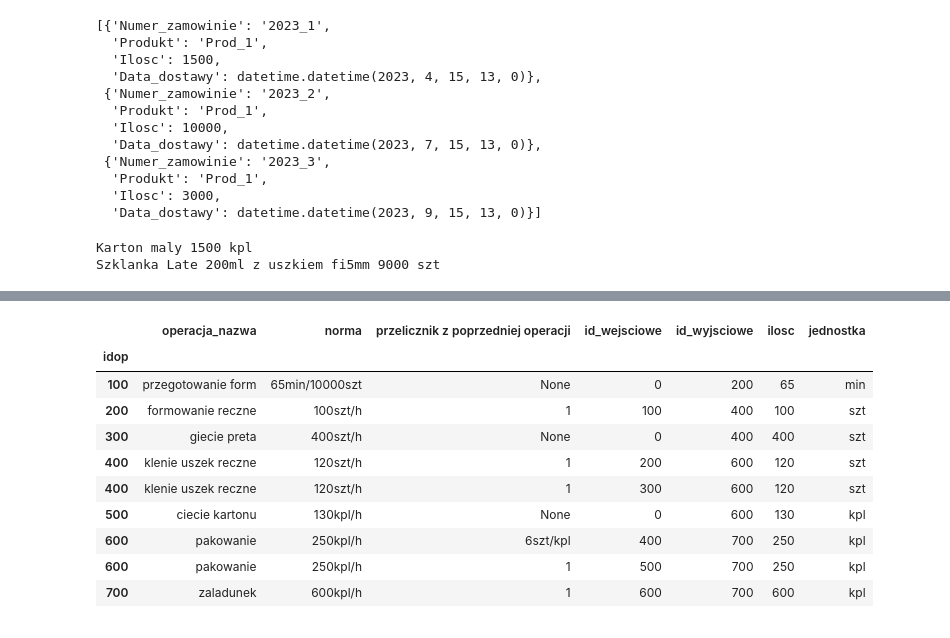
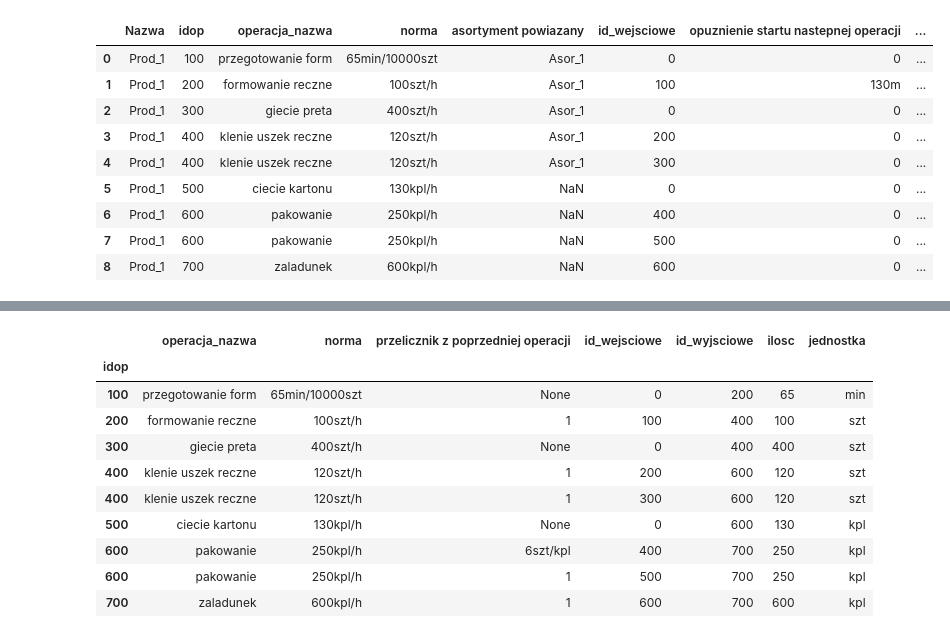
Before and after one commit to Mogarthron/Planer, a Jupyter notebook: plan.ipynb, the cells around one changed output, grey strips where cells are left out. Saved outputs shown, nothing was run; the diff lists cells and outputs as text; code cells hidden in the pictures.

```diff
--- a/plan.ipynb
+++ b/plan.ipynb
@@ -49,31 +8,25 @@ receptura_produktu = [
+# %%
+with open("technologia.json", "r") as f:
+    tehnologia = json.loads(f.read())["tech"]
+
+tech = pd.DataFrame(tehnologia)
+tech
+# %% [output]
+|  | Nazwa | idop | operacja_nazwa | norma | asortyment powiazany | id_wejsciowe | opuznienie startu nastepnej operacji | ... |
+| 0 | Prod_1 | 100 | przegotowanie form | 65min/10000szt | Asor_1 | 0 | 0 | ... |
+| 1 | Prod_1 | 200 | formowanie reczne | 100szt/h | Asor_1 | 100 | 130m | ... |
+| 2 | Prod_1 | 300 | giecie preta | 400szt/h | Asor_1 | 0 | 0 | ... |
+| 3 | Prod_1 | 400 | klenie uszek reczne | 120szt/h | Asor_1 | 200 | 0 | ... |
+| 4 | Prod_1 | 400 | klenie uszek reczne | 120szt/h | Asor_1 | 300 | 0 | ... |
+| 5 | Prod_1 | 500 | ciecie kartonu | 130kpl/h | NaN | 0 | 0 | ... |
+| 6 | Prod_1 | 600 | pakowanie | 250kpl/h | NaN | 400 | 0 | ... |
+| 7 | Prod_1 | 600 | pakowanie | 250kpl/h | NaN | 500 | 0 | ... |
+| 8 | Prod_1 | 700 | zaladunek | 600kpl/h | NaN | 600 | 0 | ... |
 # %%
 zamowienia = [
-   dict(Numer_zamowinie= "2023_1", Produkt= "Prod_1", Ilosc=1500, Data_dostawy=dt(2023,4,15,13)),
-   # dict(Numer_zamowinie= "Zam1", Produkt= "Prod_2", Ilosc=3000, Data_dostawy=dt(2023,5,15)),
-   dict(Numer_zamowinie= "2023_2", Produkt= "Prod_1", Ilosc=3000, Data_dostawy=dt(2023,4,25,13)),
-   # dict(Numer_zamowinie= "Zam3", Produkt= "Prod_2", Ilosc=5000, Data_dostawy=dt(2023,5,15)),
-   dict(Numer_zamowinie= "2023_3", Produkt= "Prod_1", Ilosc=3000, Data_dostawy=dt(2023,9,15,13)),
+   dict(Numer_zamowinie= "2022_1", Produkt= "Prod_1", Ilosc=1500, Data_dostawy=dt(2023,4,15,13)),
+   # dict(Numer_zamowinie= "Zam0", Produkt= "Prod_2", Ilosc=3000, Data_dostawy=dt(2023,5,15)),
+   dict(Numer_zamowinie= "2022_2", Produkt= "Prod_1", Ilosc=3000, Data_dostawy=dt(2023,4,25,13)),
+   # dict(Numer_zamowinie= "Zam2", Produkt= "Prod_2", Ilosc=5000, Data_dostawy=dt(2023,5,15)),
+   dict(Numer_zamowinie= "2022_3", Produkt= "Prod_1", Ilosc=3000, Data_dostawy=dt(2023,9,15,13)),
 ]
-zamowienia
-# %% [output]
-[{'Numer_zamowinie': '2023_1',
-  'Produkt': 'Prod_1',
-  'Ilosc': 1500,
-  'Data_dostawy': datetime.datetime(2023, 4, 15, 13, 0)},
- {'Numer_zamowinie': '2023_2',
-  'Produkt': 'Prod_1',
-  'Ilosc': 10000,
-  'Data_dostawy': datetime.datetime(2023, 7, 15, 13, 0)},
- {'Numer_zamowinie': '2023_3',
-  'Produkt': 'Prod_1',
-  'Ilosc': 3000,
-  'Data_dostawy': datetime.datetime(2023, 9, 15, 13, 0)}]
-# %%
-zam_prod1 = 1500 #klp
-
-for s in receptura_produktu[0]["skladowe"]:
-    print(s["nazwa"], s["ilosc"]*zam_prod1, s["jednostka"])
-    # for
-# %% [output]
-Karton maly 1500 kpl
-Szklanka Late 200ml z uszkiem fi5mm 9000 szt
```
Also changed, not shown: parts of 5 cells of this notebook.
